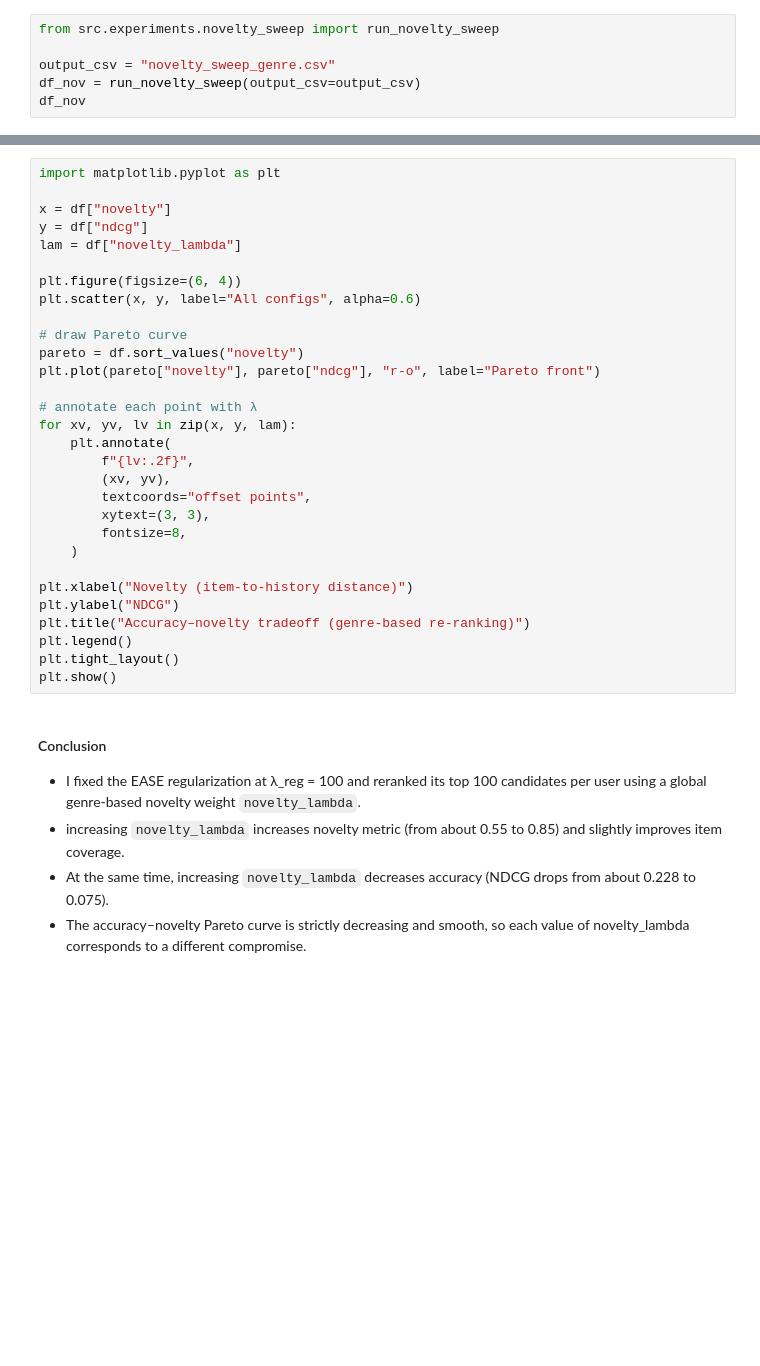
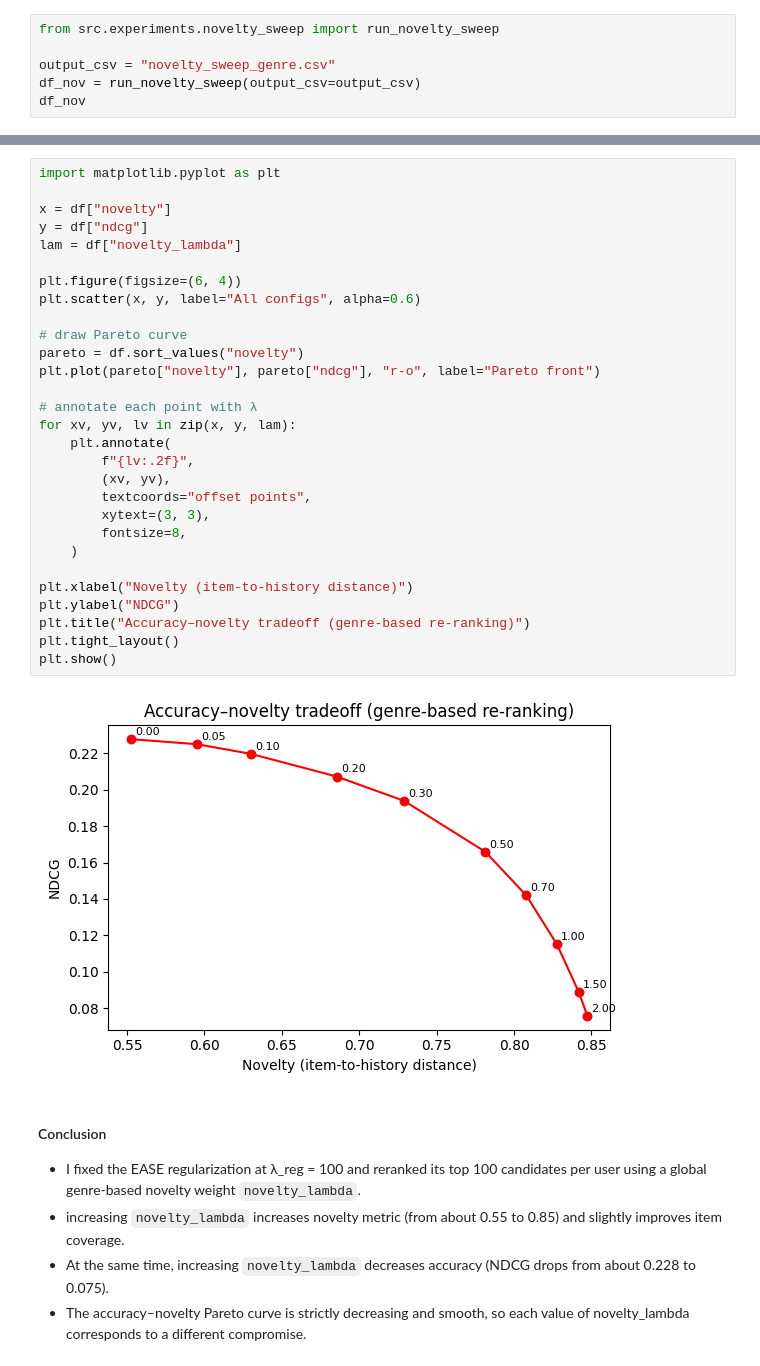
Before and after one commit to nabil-elouaamari/novelty-aware-recommenders, a Jupyter notebook: notebooks/05_novelty_reranking.ipynb, the cells around one changed output, grey strips where cells are left out. Saved outputs shown, nothing was run; the diff lists cells and outputs as text; blank space fills up the shorter version.

```diff
--- a/notebooks/05_novelty_reranking.ipynb
+++ b/notebooks/05_novelty_reranking.ipynb
@@ -27,33 +33,34 @@ for metric in ["ndcg", "recall", "novelty", "item_coverage", "item_gini"]:
 # %%
 import matplotlib.pyplot as plt
 
 x = df["novelty"]
 y = df["ndcg"]
 lam = df["novelty_lambda"]
 
 plt.figure(figsize=(6, 4))
 plt.scatter(x, y, label="All configs", alpha=0.6)
 
 # draw Pareto curve
 pareto = df.sort_values("novelty")
 plt.plot(pareto["novelty"], pareto["ndcg"], "r-o", label="Pareto front")
 
 # annotate each point with λ
 for xv, yv, lv in zip(x, y, lam):
     plt.annotate(
         f"{lv:.2f}",
         (xv, yv),
         textcoords="offset points",
         xytext=(3, 3),
         fontsize=8,
     )
 
 plt.xlabel("Novelty (item-to-history distance)")
 plt.ylabel("NDCG")
 plt.title("Accuracy–novelty tradeoff (genre-based re-ranking)")
-plt.legend()
 plt.tight_layout()
 plt.show()
+# %% [output]
+[figure, added]
 # %% [markdown]
 #### Conclusion
 - I fixed the EASE regularization at λ_reg = 100 and reranked its top 100 candidates per user using a global genre-based novelty weight `novelty_lambda`.
```
Also changed, not shown: parts of 3 cells of this notebook, 5 other files.
